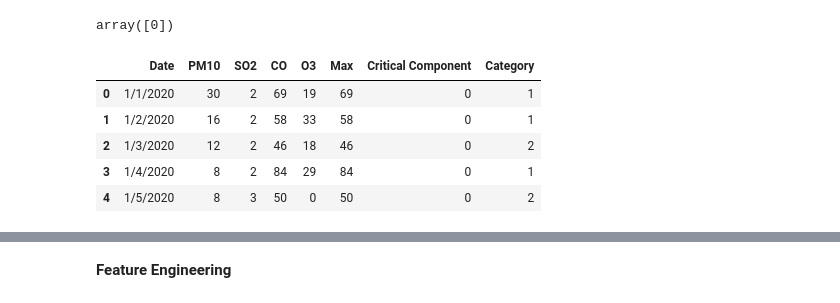
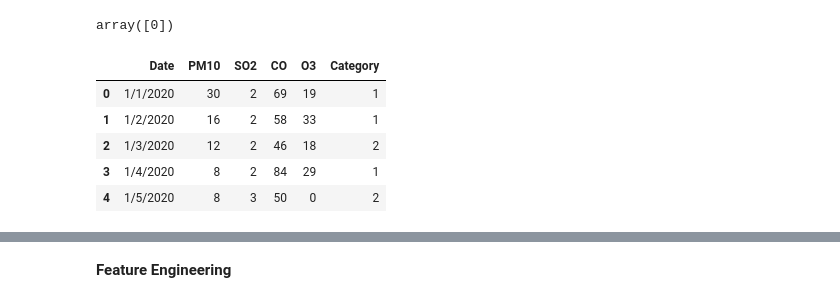
Before and after one commit to agnislur/air_quality_in_yogyakarta, a Jupyter notebook: TUBES_CEUNAH.ipynb, the cells around one changed output, grey strips where cells are left out. Cells and saved outputs as stored; diff of their text form; code cells hidden in the pictures.

```diff
--- a/TUBES_CEUNAH.ipynb
+++ b/TUBES_CEUNAH.ipynb
@@ -312,15 +292,15 @@ processed_data['NO2'].unique()
 # %% [output]
 array([0])
 # %%
-processed_data = processed_data.drop(columns=["NO2"])
+processed_data = processed_data.drop(columns=["Max","NO2","Critical Component"])
 processed_data.head()
 # %% [output]
-|  | Date | PM10 | SO2 | CO | O3 | Max | Critical Component | Category |
-| 0 | 1/1/2020 | 30 | 2 | 69 | 19 | 69 | 0 | 1 |
-| 1 | 1/2/2020 | 16 | 2 | 58 | 33 | 58 | 0 | 1 |
-| 2 | 1/3/2020 | 12 | 2 | 46 | 18 | 46 | 0 | 2 |
-| 3 | 1/4/2020 | 8 | 2 | 84 | 29 | 84 | 0 | 1 |
-| 4 | 1/5/2020 | 8 | 3 | 50 | 0 | 50 | 0 | 2 |
+|  | Date | PM10 | SO2 | CO | O3 | Category |
+| 0 | 1/1/2020 | 30 | 2 | 69 | 19 | 1 |
+| 1 | 1/2/2020 | 16 | 2 | 58 | 33 | 1 |
+| 2 | 1/3/2020 | 12 | 2 | 46 | 18 | 2 |
+| 3 | 1/4/2020 | 8 | 2 | 84 | 29 | 1 |
+| 4 | 1/5/2020 | 8 | 3 | 50 | 0 | 2 |
 # %%
 sns.pairplot(processed_data)
 plt.show()
```
Also changed, not shown: parts of 27 cells of this notebook.
